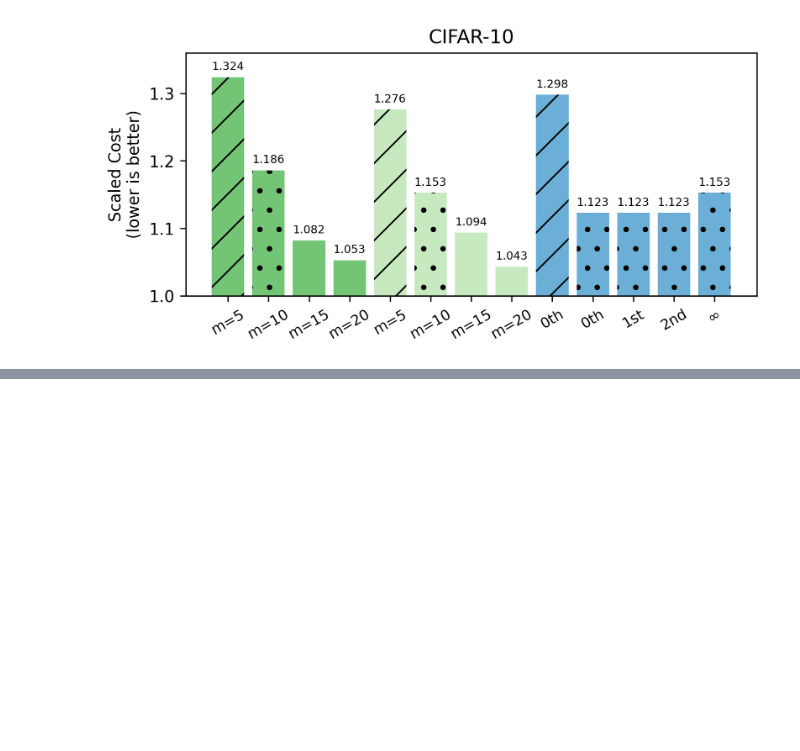
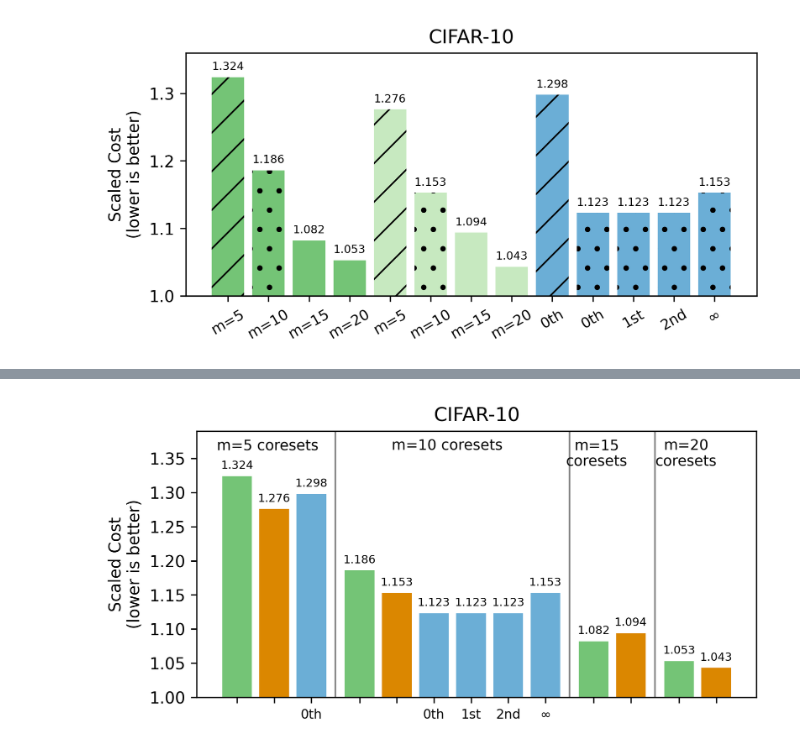
Before and after one commit to teaguetomesh/coresets, a Jupyter notebook: kMeans/cifar10.ipynb, the cells around one changed output, grey strips where cells are left out. Saved outputs shown, nothing was run; the diff lists cells and outputs as text; code cells hidden in the pictures; blank space fills up the shorter version.

Commit message:
reformatted plots for Electronics revision

```diff
--- a/kMeans/cifar10.ipynb
+++ b/kMeans/cifar10.ipynb
@@ -208,0 +208,80 @@ np.save('cifar10_coreset_weights.npy', coreset_weights_5_list[best_index])
+# %%
+x = np.arange(13)
+sc = [1.324, 1.186, 1.082, 1.053,
+      1.276, 1.153, 1.094, 1.043,
+      1.298, 1.123, 1.123, 1.123, 1.153]
+#scale = np.floor(np.log10(max(costs)))
+
+#hatch=['/', '.', '', '', '/', '.', '', '', '/', '.', '.', '.', '.']
+# plt.bar(x, costs, yerr=yerr, color=color, hatch=hatch)
+
+
+def autolabel(rects):
+    """Attach a text label above each bar in *rects*, displaying its height."""
+    for rect in rects:
+        height = rect.get_height()# / (10 ** scale)
+        ax.annotate('{0:.3f}'.format(height),
+                    xy=(rect.get_x() + rect.get_width() / 2, height),# * (10 ** scale)),
+                    xytext=(0, 3),  # 3 points vertical offset
+                    textcoords="offset points",
+                    ha='center', va='bottom', fontsize=7)
+
+grouped_costs = [sc[0], sc[4], sc[8],
+                 sc[1], sc[5], *sc[9:],
+                 sc[2], sc[6],
+                 sc[3], sc[7]]
+
+color = ['#74c476', '#db8700', '#6baed6',
+         '#74c476', '#db8700', '#6baed6', '#6baed6', '#6baed6', '#6baed6',
+         '#74c476', '#db8700',
+         '#74c476', '#db8700']
+
+labels = ['', '', '0th',
+          '', '', '0th', '1st', '2nd', u"\u221E",
+          '', '',
+          '', '']
+
+x = [val + 0.3 if i > 2 else val for i, val in enumerate(x)]
+x = [val + 0.3 if i > 8 else val for i, val in enumerate(x)]
+x = [val + 0.3 if i > 10 else val for i, val in enumerate(x)]
+
+print(len(sc), len(grouped_costs))
+
+
+fig, ax = plt.subplots(figsize=(6, 3), dpi=300)
+for i in range(len(x)):
+    rects = ax.bar(x[i], grouped_costs[i], label=labels[i], color=color[i])
+    autolabel(rects)
+
+vertlines = [(x[2]+x[3])/2, (x[8]+x[9])/2, (x[10]+x[11])/2]
+for vl in vertlines:
+    ax.axvline(vl, c='grey', lw=1)
+
+ax.annotate('m=5 coresets',
+            xy=(0.18, .87), xycoords='figure fraction',
+            horizontalalignment='left', verticalalignment='top',
+            fontsize=9)
+
+ax.annotate('m=10 coresets',
+            xy=(.44, .87), xycoords='figure fraction',
+            horizontalalignment='left', verticalalignment='top',
+            fontsize=9)
+
+ax.annotate('m=15\ncoresets',
+            xy=(.745, .87), xycoords='figure fraction',
+            horizontalalignment='center', verticalalignment='top',
+            fontsize=9)
+
+ax.annotate('m=20\ncoresets',
+            xy=(.878, .87), xycoords='figure fraction',
+            horizontalalignment='center', verticalalignment='top',
+            fontsize=9)
+
+ax.set_ylim([1,1.39])
+ax.set_xticks(x)
+ax.set_xticklabels(labels, fontsize=8, rotation=0)
+ax.set_ylabel('Scaled Cost\n(lower is better)')
+ax.set_title('CIFAR-10')
+fig.tight_layout()
+plt.savefig('../Electronics_Submission/reformat_cifar10.pdf')
+# %% [output]
@@ -208,0 +289 @@ np.save('cifar10_coreset_weights.npy', coreset_weights_5_list[best_index])
+[figure, added]
```
Also changed, not shown: parts of 4 cells of this notebook, 9 other files.
